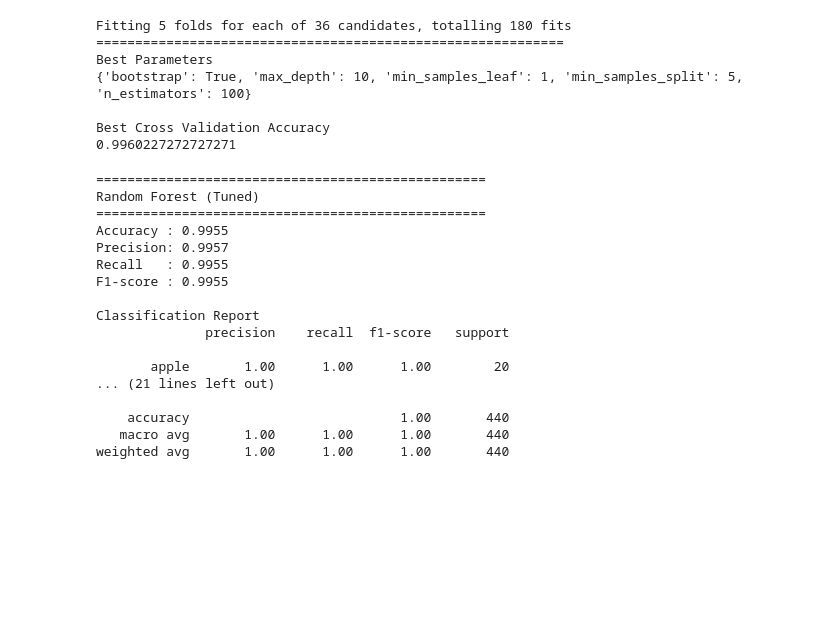
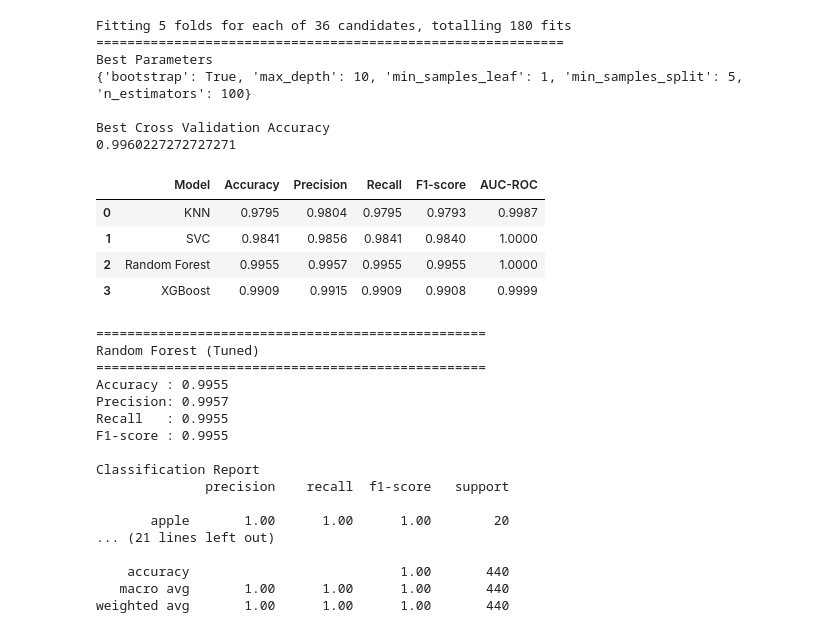
Before and after one commit to phoebetn31/Crop-Recommendation-Project, a Jupyter notebook: notebook/crop_prediction.ipynb, the cells around one changed output. Saved outputs shown, nothing was run; the diff lists cells and outputs as text; code cells hidden in the pictures; blank space fills up the shorter version.

```diff
--- a/notebook/crop_prediction.ipynb
+++ b/notebook/crop_prediction.ipynb
@@ -633,6 +634,61 @@ Best Parameters
 
 Best Cross Validation Accuracy
 0.9960227272727271
+# %%
+from sklearn.metrics import (
+    accuracy_score,
+    precision_score,
+    recall_score,
+    f1_score,
+    roc_auc_score
+)
+import pandas as pd
+
+# Huấn luyện lại RF với bộ tham số tối ưu
+best_rf.fit(X_train, y_train_encoded)
+
+models = [
+    ("KNN", knn, X_test_scaled),
+    ("SVC", svm, X_test_scaled),
+    ("Random Forest", best_rf, X_test),
+    ("XGBoost", xgb, X_test)
+]
+
+results = []
+
+for name, model, X in models:
+
+    # Dự đoán
+    y_pred = model.predict(X)
+
+    # Xác suất dự đoán
+    y_prob = model.predict_proba(X)
+
+    results.append({
+        "Model": name,
+        "Accuracy": accuracy_score(y_test_encoded, y_pred),
+        "Precision": precision_score(y_test_encoded, y_pred, average="weighted"),
+        "Recall": recall_score(y_test_encoded, y_pred, average="weighted"),
+        "F1-score": f1_score(y_test_encoded, y_pred, average="weighted"),
+        "AUC-ROC": roc_auc_score(
+            y_test_encoded,
+            y_prob,
+            multi_class="ovr",
+            average="weighted"
+        )
+    })
+
+comparison_metrics = pd.DataFrame(results)
+
+comparison_metrics = comparison_metrics.round(4)
+
+comparison_metrics
+# %% [output]
+|  | Model | Accuracy | Precision | Recall | F1-score | AUC-ROC |
+| 0 | KNN | 0.9795 | 0.9804 | 0.9795 | 0.9793 | 0.9987 |
+| 1 | SVC | 0.9841 | 0.9856 | 0.9841 | 0.9840 | 1.0000 |
+| 2 | Random Forest | 0.9955 | 0.9957 | 0.9955 | 0.9955 | 1.0000 |
+| 3 | XGBoost | 0.9909 | 0.9915 | 0.9909 | 0.9908 | 0.9999 |
 # %%
 rf_tuned_result = evaluate_model(
     model=best_rf,
```
Also changed, not shown: parts of 5 cells of this notebook.
